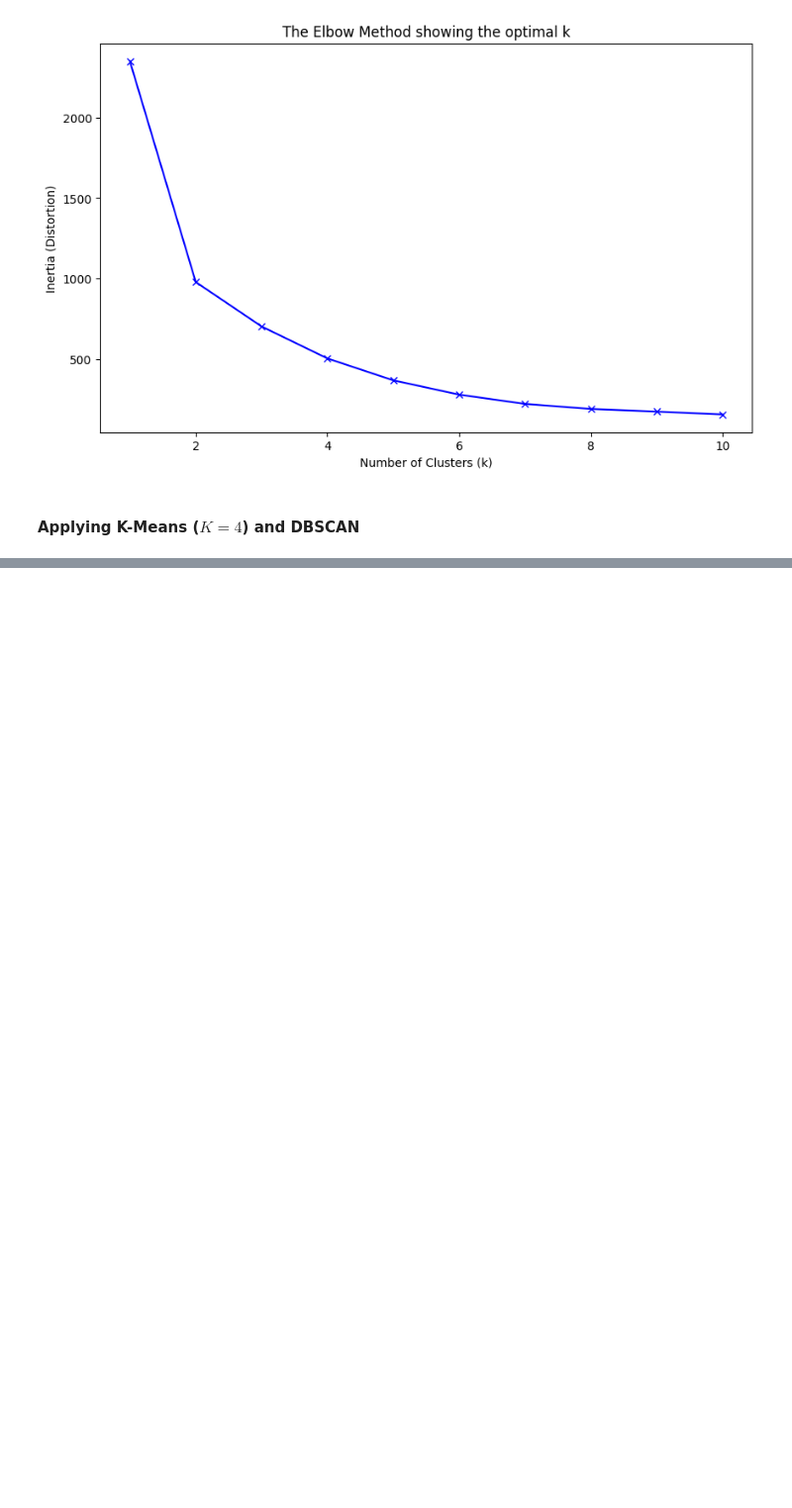
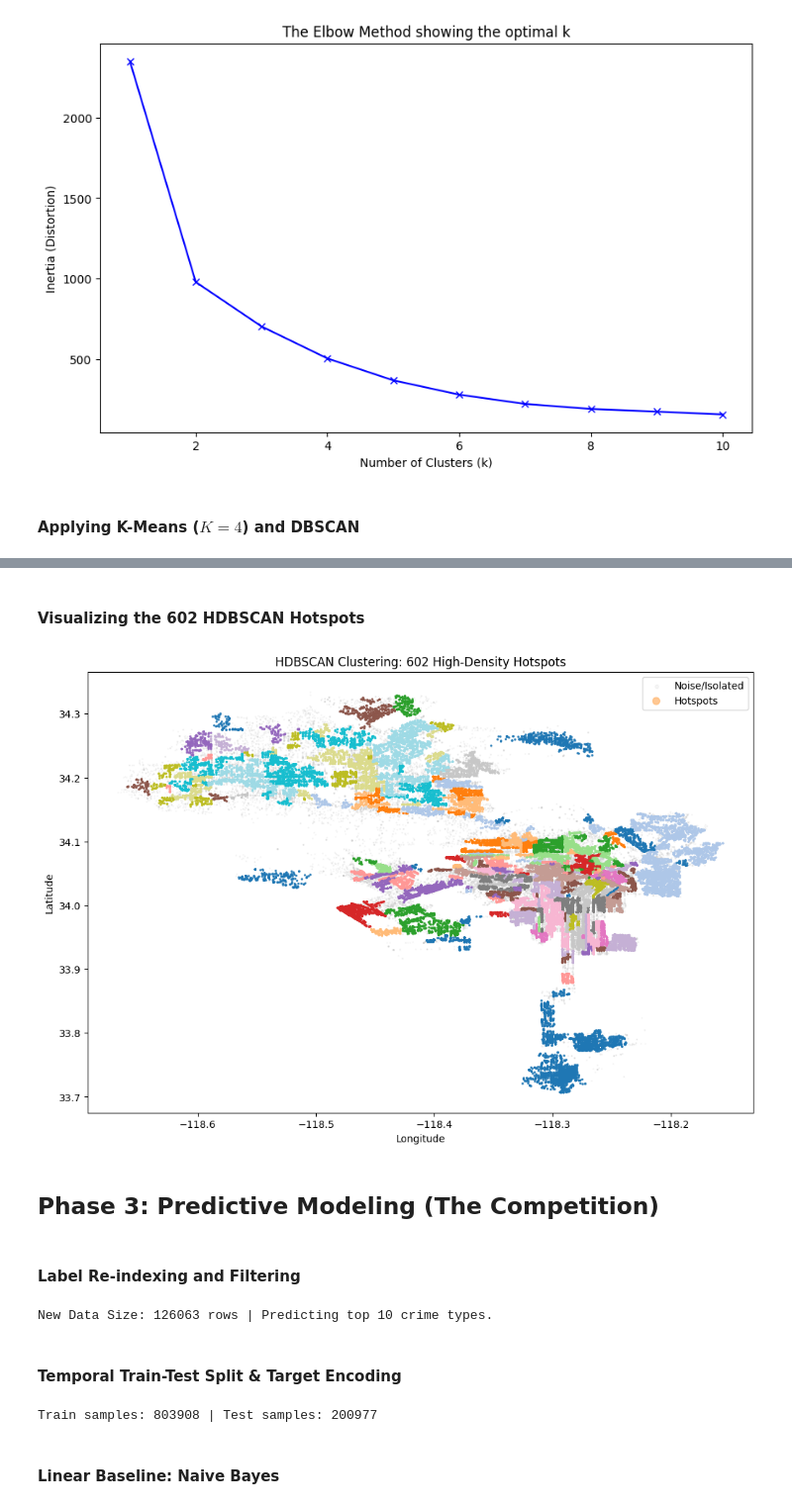
Before and after one commit to Arya1912/Capstone-LAPDCrimeData, a Jupyter notebook: CodeCrimeData.ipynb, the cells around one changed output, grey strips where cells are left out. Shown at 99% size. Cells and saved outputs as stored; diff of their text form; code cells hidden in the pictures; blank space fills up the shorter version.

Commit message:
Phase 1- 4

```diff
--- a/CodeCrimeData.ipynb
+++ b/CodeCrimeData.ipynb
@@ -279,0 +308,73 @@ print(f"DBSCAN hotspots discovered: {n_clusters_dbscan}")
+# %% [markdown]
+#### Visualizing the 602 HDBSCAN Hotspots
+# %%
+plt.figure(figsize=(12, 8))
+
+# Separating noise from hotspots for better visual clarity
+noise = sample_df[sample_df['DBSCAN_Cluster'] == -1]
+hotspots = sample_df[sample_df['DBSCAN_Cluster'] != -1]
+
+# Plotting noise in light gray
+plt.scatter(noise['LON'], noise['LAT'], color='lightgray', s=0.5, alpha=0.2, label='Noise/Isolated')
+
+# Plotting hotspots with a diverse color map
+plt.scatter(hotspots['LON'], hotspots['LAT'],
+            c=hotspots['DBSCAN_Cluster'],
+            cmap='tab20', s=2, alpha=0.8, label='Hotspots')
+
+plt.title(f'HDBSCAN Clustering: {n_clusters_hdb} High-Density Hotspots')
+plt.xlabel('Longitude')
+plt.ylabel('Latitude')
+plt.legend(markerscale=5)
+plt.show()
+# %% [output]
+[figure, added]
+# %% [markdown]
+## Phase 3: Predictive Modeling (The Competition)
+# %% [markdown]
+#### Label Re-indexing and Filtering
+# %%
+# 1. Filter for the top 10 most frequent crimes only
+top_10_crimes = df['CRM_TYPE_CODE'].value_counts().nlargest(10).index
+df_fast = df[df['CRM_TYPE_CODE'].isin(top_10_crimes)].copy()
+
+# 2. Take a 20% sample to speed up the training significantly
+df_fast = df_fast.sample(frac=0.2, random_state=42)
+
+# 3. Re-index 0-9 for the top 10 crimes
+unique_crimes = sorted(df_fast['CRM_TYPE_CODE'].unique())
+mapping = {old: new for new, old in enumerate(unique_crimes)}
+df_fast['CRM_TYPE_CODE'] = df_fast['CRM_TYPE_CODE'].map(mapping)
+
+print(f"New Data Size: {len(df_fast)} rows | Predicting top 10 crime types.")
+# %% [output]
+New Data Size: 126063 rows | Predicting top 10 crime types.
+# %% [markdown]
+#### Temporal Train-Test Split & Target Encoding
+# %%
+from category_encoders import TargetEncoder
+
+# Sort by date for Time-Series validation
+df_filtered = df_filtered.sort_values('DATE OCC')
+split_idx = int(len(df_filtered) * 0.8)
+
+train_df = df_filtered.iloc[:split_idx]
+test_df = df_filtered.iloc[split_idx:]
+
+features = ['Vict Age', 'AREA_CODE', 'hour_sin', 'hour_cos', 'DayOfWeek',
+            'Month', 'is_weekend', 'KMeans_Cluster', 'DBSCAN_Cluster']
+target = 'CRM_TYPE_CODE'
+
+X_train, y_train = train_df[features].copy(), train_df[target].copy()
+X_test, y_test = test_df[features].copy(), test_df[target].copy()
+
+# Encode the 602 clusters using the training target means
+t_encoder = TargetEncoder(cols=['DBSCAN_Cluster'])
+X_train['DBSCAN_Cluster'] = t_encoder.fit_transform(X_train['DBSCAN_Cluster'], y_train)
+X_test['DBSCAN_Cluster'] = t_encoder.transform(X_test['DBSCAN_Cluster'])
+
+print(f"Train samples: {len(X_train)} | Test samples: {len(X_test)}")
+# %% [output]
+Train samples: 803908 | Test samples: 200977
+# %% [markdown]
+#### Linear Baseline: Naive Bayes
```
Also changed, not shown: parts of 30 cells of this notebook.
